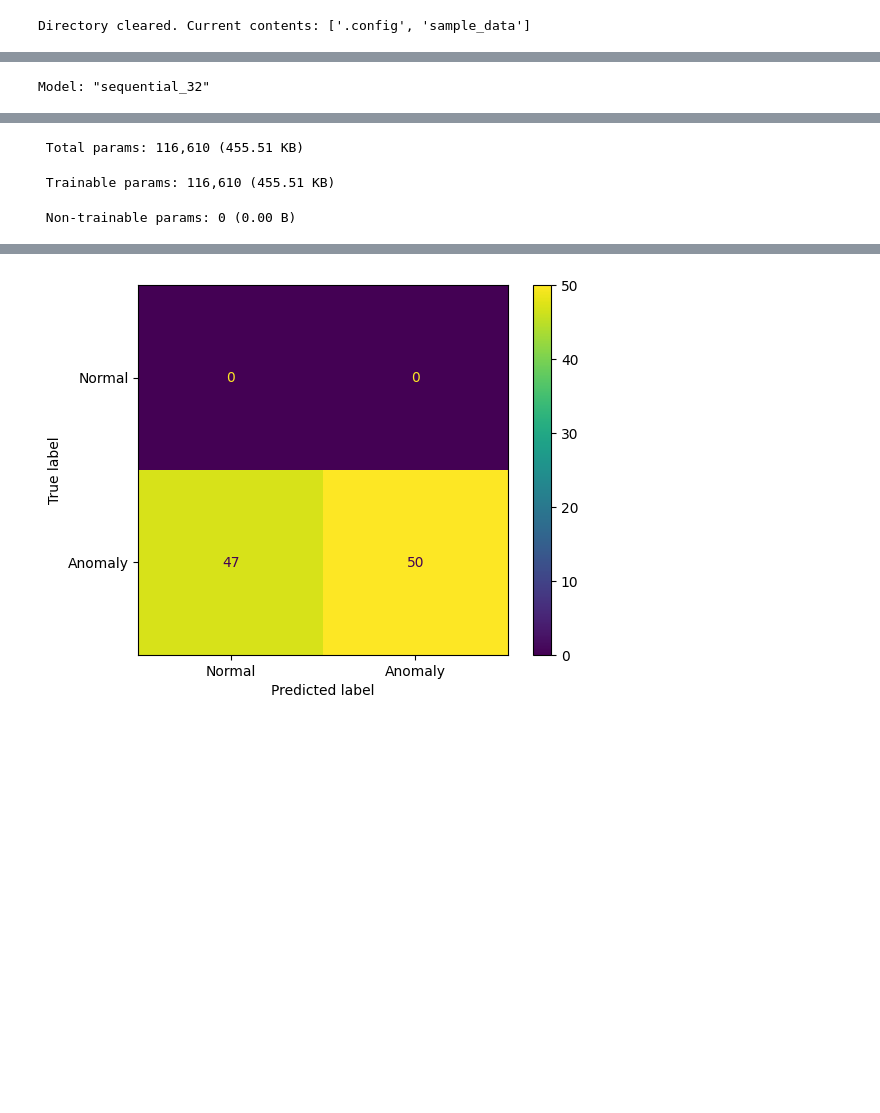
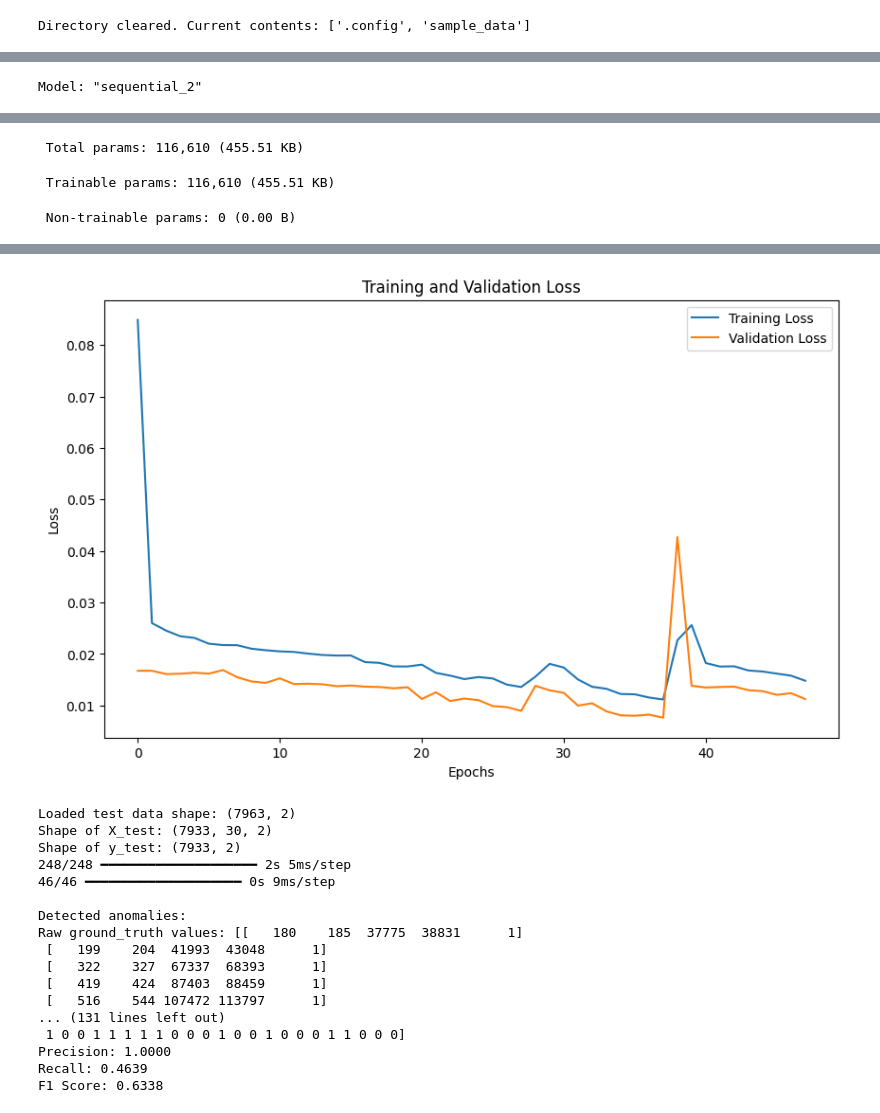
Before and after one commit to arjunchenal/Anomaly_Detection, a Jupyter notebook: LSTM_Model.ipynb, the cells around one changed output, grey strips where cells are left out. Saved outputs shown, nothing was run; the diff lists cells and outputs as text; code cells hidden in the pictures; blank space fills up the shorter version.

Commit message:
Added validation loss and accuracy

```diff
--- a/LSTM_Model.ipynb
+++ b/LSTM_Model.ipynb
@@ -13,7 +13,8 @@ import zipfile
 from google.colab import files
 from tensorflow.keras.optimizers import Adam
 from tensorflow.keras.regularizers import l2
-
+from sklearn.model_selection import train_test_split
+from tensorflow.keras.callbacks import EarlyStopping
 
 ## Delete existing files from the directory before the code execution to ensure it is clean
 current_dir = './'
@@ -146,10 +147,6 @@ var_list = [from_number[key] for key in sorted_keys]
 
 print("The var_list is :", var_list)
 
-
-
-
-
 # Step 1: Load and Preprocess Training Data
 def load_data(file_paths):
     data = []
@@ -186,6 +183,9 @@ print("The y train is :",y_train)
 print("Shape of X_train:", X_train.shape)
 print("Shape of y_train:", y_train.shape)
 
+## For training and validation data
+X_train, X_val, y_train, y_val = train_test_split(X_train, y_train, test_size=0.2, random_state=42)
+
 
 ## Define LSTM Model
 model = Sequential([
@@ -196,11 +196,33 @@ model = Sequential([
     Dense(X_train.shape[2], activation='linear')  # Output layer
 ])
 
-model.compile(optimizer='adam', loss='mse')
+model.compile(optimizer='adam', loss='mse', metrics=['mae'])
 model.summary()
 
-## Train the model
-model.fit(X_train, y_train, epochs=50, batch_size=32, verbose=1)
+
+## Early stopping
+early_stopping = EarlyStopping(monitor='val_loss', patience=10, restore_best_weights=True, verbose=1)
+
+## Training the Model with the validation data
+history = model.fit(
+    X_train, y_train,
+    validation_data=(X_val, y_val),
+    epochs=100,
+    batch_size=32,
+    callbacks=[early_stopping],
+    verbose=1
+)
+
+## Plot Training and Validation Loss
+plt.figure(figsize=(10, 6))
+plt.plot(history.history['loss'], label='Training Loss')
+plt.plot(history.history['val_loss'], label='Validation Loss')
+plt.xlabel('Epochs')
+plt.ylabel('Loss')
+plt.title('Training and Validation Loss')
+plt.legend()
+plt.show()
+
 
 ## Test data preprocessing
 test_data = load_data(test_data_path)
@@ -226,7 +248,7 @@ errors = np.mean(np.abs(predictions - y_test), axis=1)
 train_predictions = model.predict(X_train)
 train_errors = np.mean(np.abs(train_predictions - y_train), axis=1)
 
-threshold = np.percentile(train_errors,40)
+threshold = np.percentile(train_errors,50)
 anomalies = errors > threshold
 
 ## Anomaly detection
@@ -252,11 +274,6 @@ for i, is_anomaly in enumerate(anomalies):
             anomaly_summary[max_error_index] = []
         anomaly_summary[max_error_index].append((current_file_name, event))
 
-for variable, events in anomaly_summary.items():
-    print(f"\nVariable {variable}:")
-    for file_name, event in events:
-        print(f"  - Detected in {file_name} at {event}th event")
-
 
 ## Evaluation
 ground_truth = []
@@ -272,13 +289,7 @@ if len(ground_truth.shape) > 1:
     print(f"Reduced ground truth shape: {ground_truth.shape}")
 
 y_true = (ground_truth[sequence_length:] > 0).astype(int)
-
-if len(y_true) != len(anomalies):
-    min_length = min(len(y_true), len(anomalies))
-    y_true = y_true[:min_length]
-    y_pred = anomalies[:min_length].astype(int)
-else:
-    y_pred = anomalies.astype(int)
+y_pred = anomalies[:len(y_true)].astype(int)
 
 print("The Y true shape is :", y_true.shape)
 print("The Y pred shape is :", y_pred.shape)
@@ -318,6 +329,6 @@ The varlist path is : ['./trace_data/theft_protection/single_thread/version_3/fa
 Shape of X_train: (1830, 30, 2)
 Shape of y_train: (1830, 2)
-Model: "sequential_32"
+Model: "sequential_2"
 ┏━━━━━━━━━━━━━━━━━━━━━━━━━━━━━━━━━━━━━━┳━━━━━━━━━━━━━━━━━━━━━━━━━━━━━┳━━━━━━━━━━━━━━━━━┓
 ┃ Layer (type)                         ┃ Output Shape                ┃         Param # ┃
 ┡━━━━━━━━━━━━━━━━━━━━━━━━━━━━━━━━━━━━━━╇━━━━━━━━━━━━━━━━━━━━━━━━━━━━━╇━━━━━━━━━━━━━━━━━┩
@@ -354 +365,18 @@ F1 Score: 0.6803
-[figure, old version]
+[figure, new version]
+Loaded test data shape: (7963, 2)
+Shape of X_test: (7933, 30, 2)
+Shape of y_test: (7933, 2)
+248/248 ━━━━━━━━━━━━━━━━━━━━ 2s 5ms/step
+46/46 ━━━━━━━━━━━━━━━━━━━━ 0s 9ms/step
+
+Detected anomalies:
+Raw ground_truth values: [[   180    185  37775  38831      1]
+ [   199    204  41993  43048      1]
+ [   322    327  67337  68393      1]
+ [   419    424  87403  88459      1]
+ [   516    544 107472 113797      1]
+... (131 lines left out)
+ 1 0 0 1 1 1 1 1 0 0 0 1 0 0 1 0 0 0 1 1 0 0 0]
+Precision: 1.0000
+Recall: 0.4639
+F1 Score: 0.6338
```
Also changed, not shown: parts of 1 cell of this notebook.
